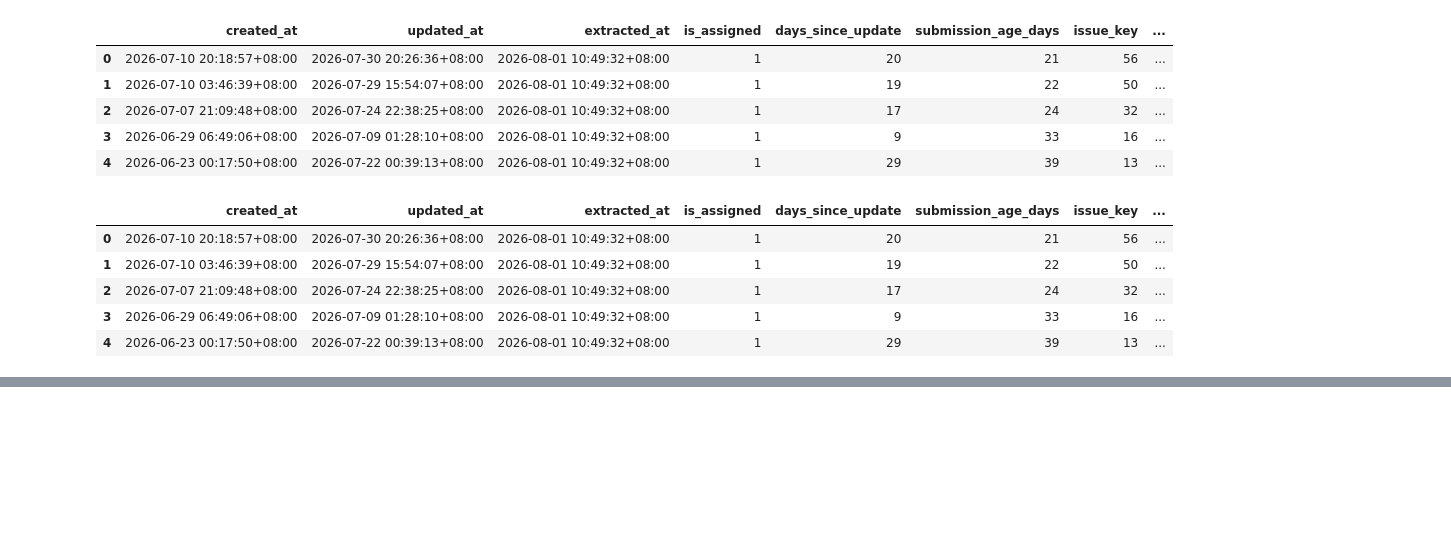
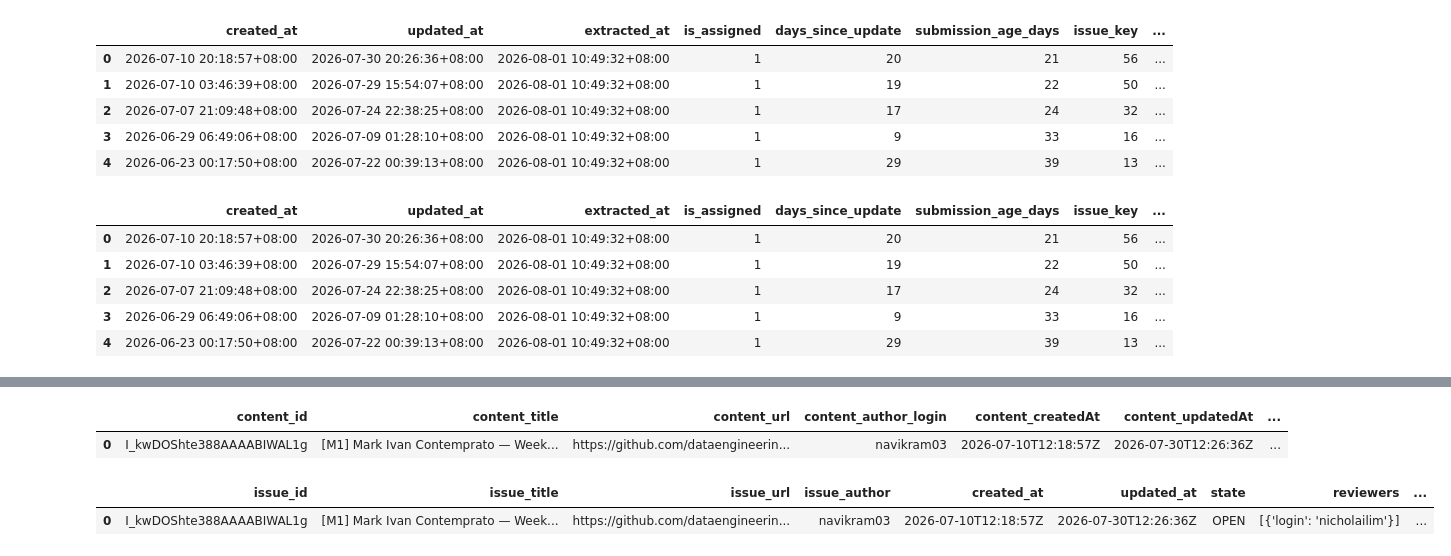
Before and after one commit to kimodri/dep-submission-pipeline, a Jupyter notebook: notebooks/exploration.ipynb, the cells around one changed output, grey strips where cells are left out. Cells and saved outputs as stored; diff of their text form; code cells hidden in the pictures; blank space fills up the shorter version.

```diff
--- a/notebooks/exploration.ipynb
+++ b/notebooks/exploration.ipynb
@@ -81 +83,12 @@ query($owner: String!, $number: Int!) {
+# %%
+with open("../data/raw/v2-response.json", "r") as f:
+    response = json.load(f)
+
+bronze = pd.DataFrame(
+    {
+        "run_id": "",
+        "response": response,
+        "extracted_at": datetime.now().strftime("%Y-%m-%d %H:%M:%S")
+    }
+)
 # %% [markdown]
@@ -680,0 +696,9 @@ for name, config in DIMENSION_CONFIG.items():
+# %%
+from pipeline import init_config
+
+config = init_config()
+
+with open(config.sample_data_path, "r") as f:
+    response = json.load(f)
+
+print(type(response))
@@ -680,0 +729,27 @@ for name, config in DIMENSION_CONFIG.items():
+# %%
+df.head(1)
+# %% [output]
+|  | content_id | content_title | content_url | content_author_login | content_createdAt | content_updatedAt | ... |
+| 0 | I_kwDOShte388AAAABIWAL1g | [M1] Mark Ivan Contemprato — Week... | https://github.com/dataengineerin... | navikram03 | 2026-07-10T12:18:57Z | 2026-07-30T12:26:36Z | ... |
+# %%
+df = pd.json_normalize(list_of_content, sep="_")
+df.rename(
+    columns={
+        "content_id": "issue_id",
+        "content_title": "issue_title",
+        "content_url": "issue_url",
+        "content_author_login": "issue_author",
+        "content_createdAt": "created_at",
+        "content_updatedAt": "updated_at",
+        "content_state": "state",
+        "content_assignees_nodes": "reviewers",
+        "content_labels_nodes": "milestones",
+        "fieldValues_nodes": "status"
+    },
+    inplace=True
+)
+
+df.head(1)
+# %% [output]
+|  | issue_id | issue_title | issue_url | issue_author | created_at | updated_at | state | reviewers | ... |
+| 0 | I_kwDOShte388AAAABIWAL1g | [M1] Mark Ivan Contemprato — Week... | https://github.com/dataengineerin... | navikram03 | 2026-07-10T12:18:57Z | 2026-07-30T12:26:36Z | OPEN | [{'login': 'nicholailim'}] | ... |
```
Also changed, not shown: parts of 23 cells of this notebook, 15 other files.
